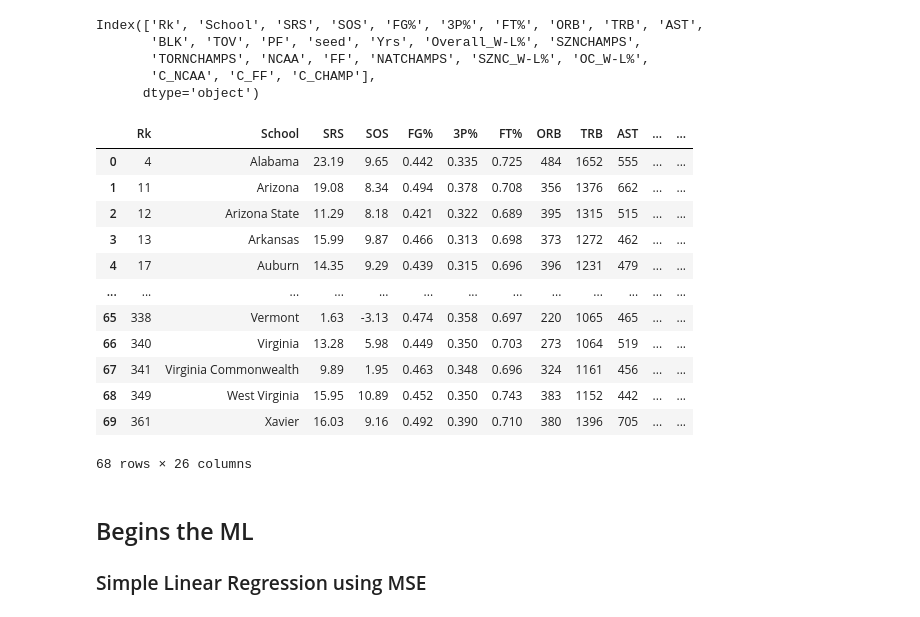
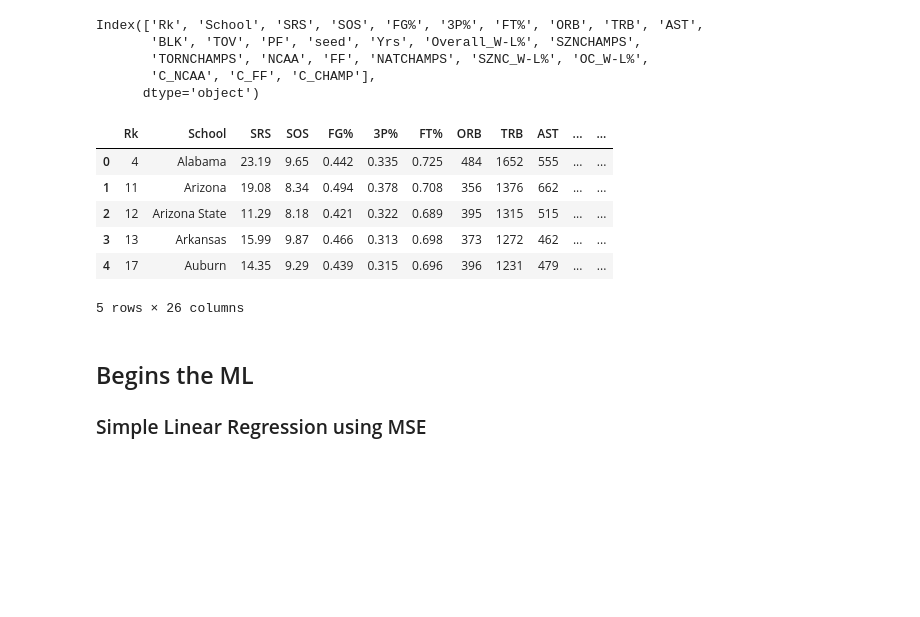
Before and after one commit to josephguzman03/planting-march-madness, a Jupyter notebook: Team_analysis.ipynb, the cells around one changed output. Saved outputs shown, nothing was run; the diff lists cells and outputs as text; code cells hidden in the pictures; blank space fills up the shorter version.

```diff
--- a/Team_analysis.ipynb
+++ b/Team_analysis.ipynb
@@ -361,21 +359,15 @@ Index(['Rk', 'School', 'SRS', 'SOS', 'FG%', '3P%', 'FT%', 'ORB', 'TRB', 'AST',
        'C_NCAA', 'C_FF', 'C_CHAMP'],
       dtype='object')
 # %%
-final
+final.head()
 # %% [output]
 |  | Rk | School | SRS | SOS | FG% | 3P% | FT% | ORB | TRB | AST | ... | ... |
 | 0 | 4 | Alabama | 23.19 | 9.65 | 0.442 | 0.335 | 0.725 | 484 | 1652 | 555 | ... | ... |
 | 1 | 11 | Arizona | 19.08 | 8.34 | 0.494 | 0.378 | 0.708 | 356 | 1376 | 662 | ... | ... |
 | 2 | 12 | Arizona State | 11.29 | 8.18 | 0.421 | 0.322 | 0.689 | 395 | 1315 | 515 | ... | ... |
 | 3 | 13 | Arkansas | 15.99 | 9.87 | 0.466 | 0.313 | 0.698 | 373 | 1272 | 462 | ... | ... |
 | 4 | 17 | Auburn | 14.35 | 9.29 | 0.439 | 0.315 | 0.696 | 396 | 1231 | 479 | ... | ... |
-| ... | ... | ... | ... | ... | ... | ... | ... | ... | ... | ... | ... | ... |
-| 65 | 338 | Vermont | 1.63 | -3.13 | 0.474 | 0.358 | 0.697 | 220 | 1065 | 465 | ... | ... |
-| 66 | 340 | Virginia | 13.28 | 5.98 | 0.449 | 0.350 | 0.703 | 273 | 1064 | 519 | ... | ... |
-| 67 | 341 | Virginia Commonwealth | 9.89 | 1.95 | 0.463 | 0.348 | 0.696 | 324 | 1161 | 456 | ... | ... |
-| 68 | 349 | West Virginia | 15.95 | 10.89 | 0.452 | 0.350 | 0.743 | 383 | 1152 | 442 | ... | ... |
-| 69 | 361 | Xavier | 16.03 | 9.16 | 0.492 | 0.390 | 0.710 | 380 | 1396 | 705 | ... | ... |
-68 rows × 26 columns
+5 rows × 26 columns
 # %% [markdown]
 ## Begins the ML
 ### Simple Linear Regression using MSE
```
Also changed, not shown: parts of 48 cells of this notebook, 5 other files.
